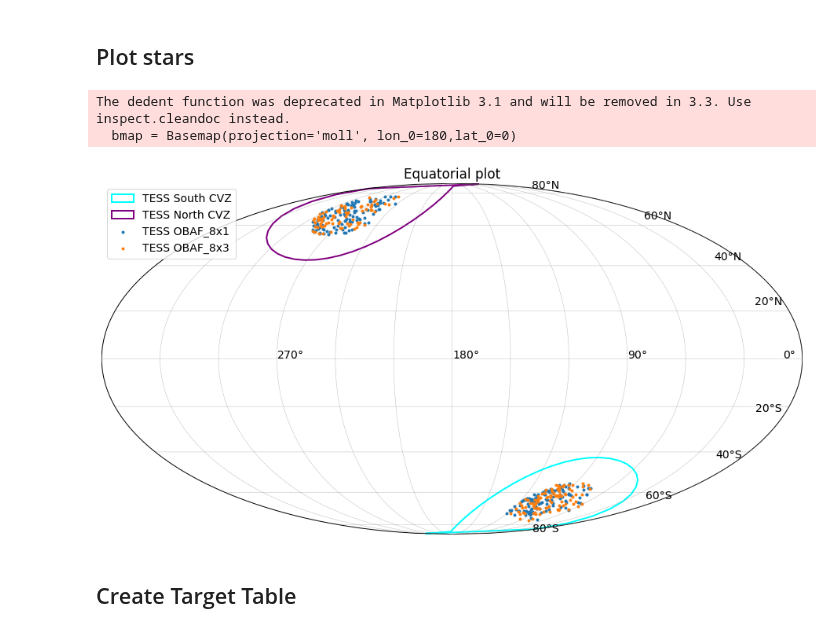
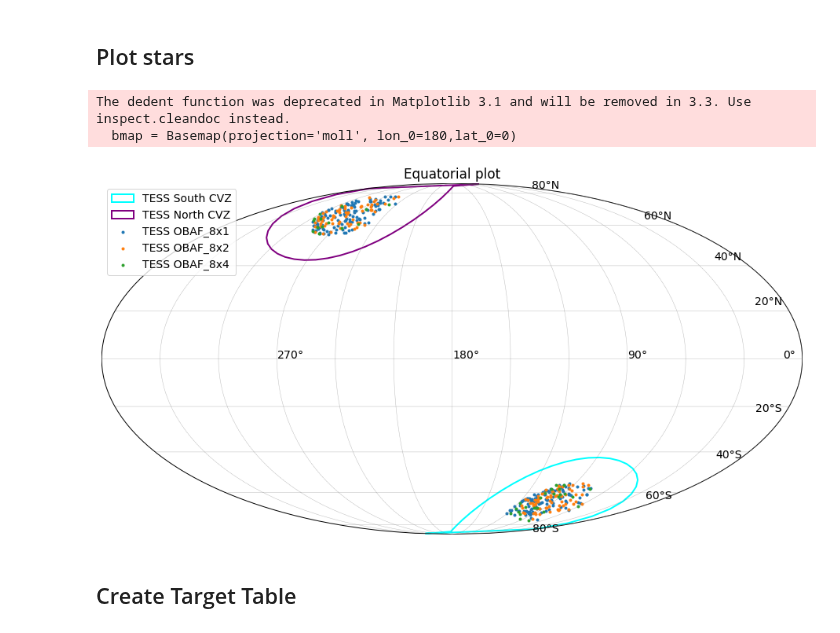
Before and after one commit to William-Zhang-R/SDSS-V-SimTargets, a Jupyter notebook: allsky/TESS OBAF.ipynb, the cells around one changed output. Drawn from its saved outputs; the diff is of its cells as text; code cells hidden in the pictures.

Commit message:
Gamma-2-cad_match Final Commit

```diff
--- a/allsky/TESS OBAF.ipynb
+++ b/allsky/TESS OBAF.ipynb
@@ -42,5 +63,5 @@ def safe_less(array, value):
 # %%
-ver = 'gamma-0'
+ver = 'gamma-2-cad_match'
 obaf1_target_tab = Table.read('workspace/target_files/OBAF/{}/mwm_tess_obaf_8x1.csv'.format(ver)
                          ,format='ascii')
 obaf3_target_tab = Table.read('workspace/target_files/OBAF/{}/mwm_tess_obaf_8x3.csv'.format(ver)
@@ -90,0 +92,3 @@ Table length=174
+# %%
+obaf2_target_tab = obaf3_target_tab[(obaf3_target_tab['Hmag'] < 11)]
+obaf2_target_tab
@@ -90,0 +115,3 @@ Table length=174
+# %%
+obaf4_target_tab = obaf3_target_tab[(obaf3_target_tab['Hmag'] >= 11)]
+obaf4_target_tab
@@ -93,19 +140,21 @@ Table length=174
 # %%
 plt.rcParams.update({'font.size': 14})
 
 (fig,bmap) = testfield_fk5()
 #Plot OBAF Targets
 xplan,yplan = bmap(obaf1_target_tab['RA'],obaf1_target_tab['Dec'])
 bmap.scatter(xplan,yplan,marker='.',label='TESS OBAF_8x1',alpha=1)
-xplan,yplan = bmap(obaf3_target_tab['RA'],obaf3_target_tab['Dec'])
-bmap.scatter(xplan,yplan,marker='.',label='TESS OBAF_8x3',alpha=1)
+xplan,yplan = bmap(obaf2_target_tab['RA'],obaf2_target_tab['Dec'])
+bmap.scatter(xplan,yplan,marker='.',label='TESS OBAF_8x2',alpha=1)
+xplan,yplan = bmap(obaf4_target_tab['RA'],obaf4_target_tab['Dec'])
+bmap.scatter(xplan,yplan,marker='.',label='TESS OBAF_8x4',alpha=1)
 plt.title("Equatorial plot")
 plt.legend()
 plt.show()
 # %% [output]
 The dedent function was deprecated in Matplotlib 3.1 and will be removed in 3.3. Use inspect.cleandoc instead.
   bmap = Basemap(projection='moll', lon_0=180,lat_0=0)
-[figure, old version]
+[figure, new version]
 # %% [markdown]
 ## Create Target Table
 # %%
```
Also changed, not shown: parts of 17 cells of this notebook, 11 other files.
